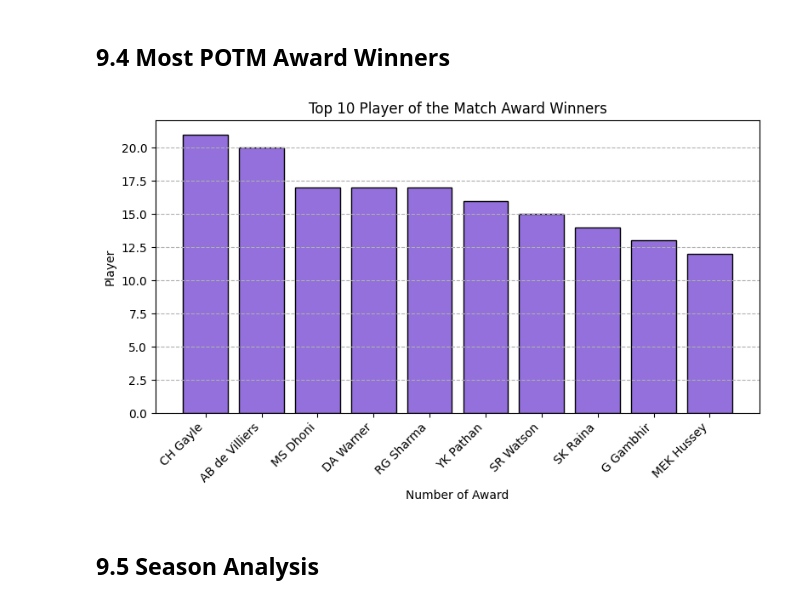
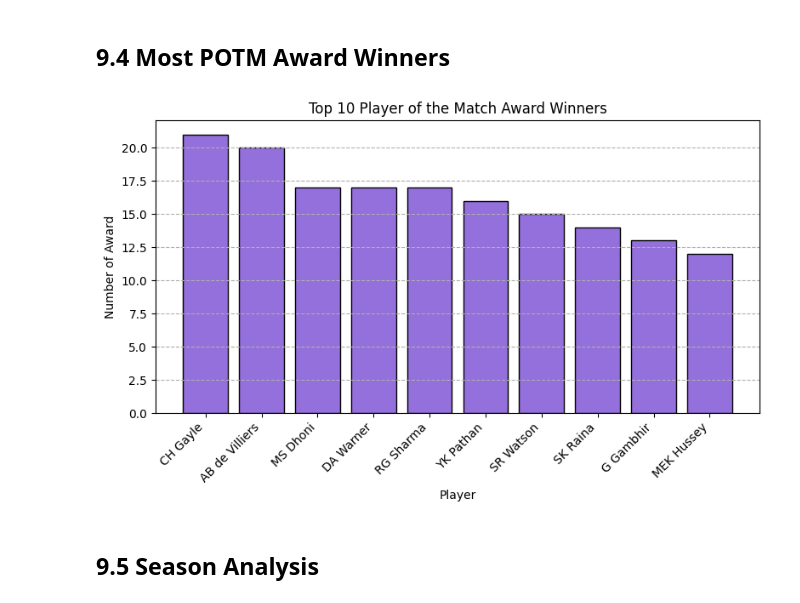
Before and after one commit to vidushan-ds/academic-data-wrangler, a Jupyter notebook: cricket-performance-analytics/cricket_analyz.ipynb, the cells around one changed output. Drawn from its saved outputs; the diff is of its cells as text; code cells hidden in the pictures.

```diff
--- a/cricket-performance-analytics/cricket_analyz.ipynb
+++ b/cricket-performance-analytics/cricket_analyz.ipynb
@@ -631,22 +631,22 @@ plt.show()
 # %%
 plt.figure(figsize=(8, 5))
 
 plt.bar(top_player['Player'],
         top_player['POTM Award'],
         color='mediumpurple',
         edgecolor='black'
         )
 
 plt.title('Top 10 Player of the Match Award Winners')
-plt.xlabel('Number of Award')
-plt.ylabel('Player')
+plt.ylabel('Number of Award')
+plt.xlabel('Player')
 
 plt.grid(axis='y', linestyle='--')
 plt.xticks(rotation=45, ha='right')
 plt.tight_layout()
 plt.show()
 # %% [output]
-[figure, old version]
+[figure, new version]
 # %% [markdown]
 ## 9.5 Season Analysis
 # %%
```
Also changed, not shown: parts of 2 cells of this notebook.
